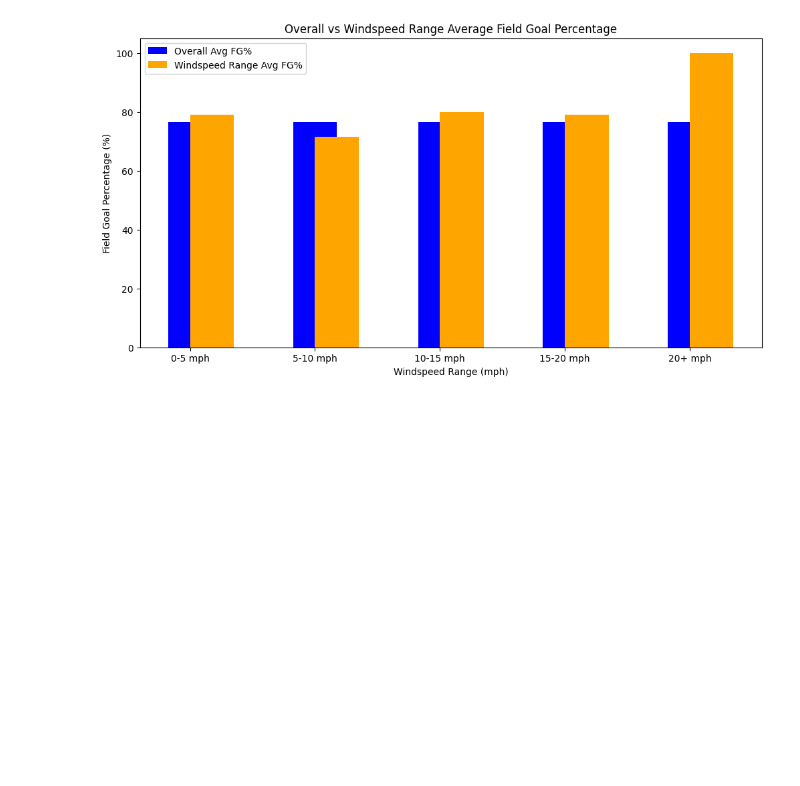
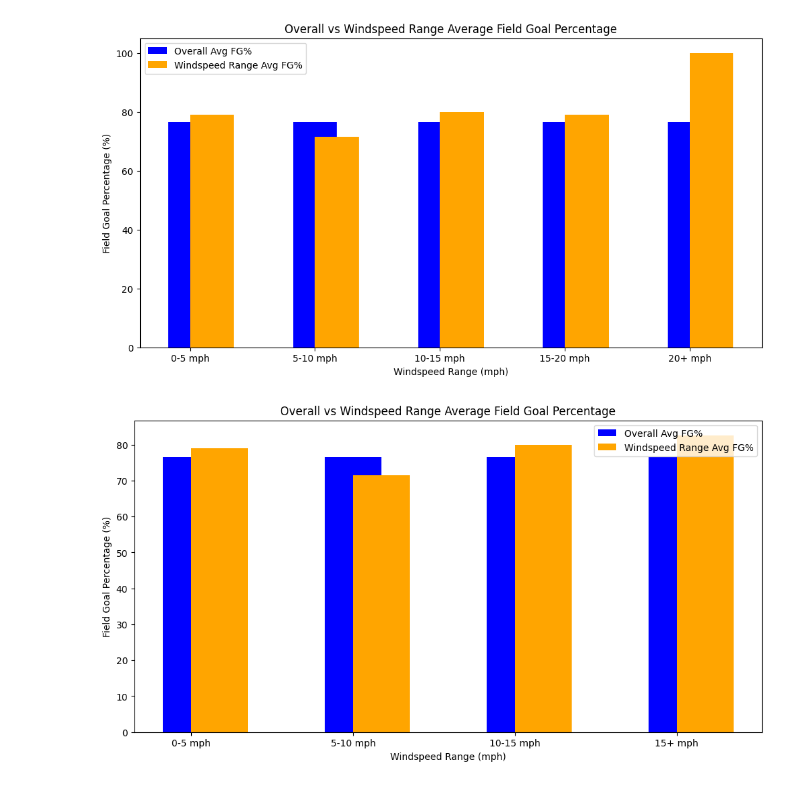
Before and after one commit to bgwarren1/BSA-BIG10, a Jupyter notebook: notebooks/Kicking_Analysis/Wind_Speed/oregon_kicking_wind.ipynb, the cells around one changed output. Saved outputs shown, nothing was run; the diff lists cells and outputs as text; code cells hidden in the pictures; blank space fills up the shorter version.

```diff
--- a/notebooks/Kicking_Analysis/Wind_Speed/oregon_kicking_wind.ipynb
+++ b/notebooks/Kicking_Analysis/Wind_Speed/oregon_kicking_wind.ipynb
@@ -17,8 +20,6 @@ conn = psycopg2.connect(
 
 cursor = conn.cursor()
 # %%
-import pandas as pd
-
 # Query to get the data
 query = """
 SELECT date, location, opponent,
@@ -29,8 +30,7 @@ FROM Oregon_Kicking_Stats;
 oregon_kicking = pd.read_sql(query, conn)
 
 # FG data provided as a list of strings
-fg_data = [
-    "1-1", "3-3", "2-2", "0-0", "0-1", "1-2", "1-2", "0-0", "0-1", "1-2",
+fg_data = ["1-1", "3-3", "2-2", "0-0", "0-1", "1-2", "1-2", "0-0", "0-1", "1-2",
     "0-0", "1-2", "1-1", "1-1", "1-1", "0-0", "2-2", "3-3", "1-1", "0-0",
     "1-1", "0-0", "0-0", "2-3", "2-2", "2-2", "0-1", "1-1", "0-0", "2-2",
     "2-2", "1-1", "1-1", "0-0", "1-1", "1-1", "1-1", "0-2", "1-1", "1-2",
@@ -44,8 +44,7 @@ fg_data = [
     "2-2", "1-2", "2-2", "0-0", "1-1", "0-0", "1-2", "1-1", "0-0", "1-2",
     "1-1", "1-1", "3-3", "1-1", "2-2", "3-4", "1-1", "2-2", "1-1", "1-1",
     "1-2", "0-0", "0-0", "1-1", "0-0", "0-1", "0-0", "1-1", "1-1", "1-2",
-    "3-4"
-]
+    "3-4"]
 
 # Ensure the length of fg_data matches the length of ucla_kicking DataFrame
 if len(fg_data) == len(oregon_kicking):
@@ -176,3 +175,44 @@ plt.legend()
 plt.show()
 # %% [output]
 [figure]
+# %%
+# Define the wind speed ranges
+wind_speed_bins = [0, 5, 10, 15, float('inf')]
+wind_speed_labels = ['0-5 mph', '5-10 mph', '10-15 mph', '15+ mph']
+
+# Create a new column in the dataframe for wind speed ranges
+oregon_kicking['Wind_Speed_Range'] = pd.cut(oregon_kicking['windspeed_mph'], bins=wind_speed_bins, labels=wind_speed_labels, right=False)
+
+# Calculate total FG makes and attempts for each wind speed range
+wind_speed_fg_totals = oregon_kicking.groupby('Wind_Speed_Range').agg({'fg_makes': 'sum', 'fg_attempts': 'sum'})
+
+# Calculate FG percentage for each wind speed range
+wind_speed_fg_totals['Wind_Range_Avg_FG%'] = (wind_speed_fg_totals['fg_makes'] / wind_speed_fg_totals['fg_attempts']) * 100
+
+# Calculate the overall FG percentage across all wind speed ranges
+overall_fg_makes = oregon_kicking['fg_makes'].sum()
+overall_fg_attempts = oregon_kicking['fg_attempts'].sum()
+overall_avg_fg = (overall_fg_makes / overall_fg_attempts) * 100
+
+# Prepare data for plotting
+avg_data = pd.DataFrame({
+    'Wind_Range': wind_speed_fg_totals.index,
+    'Overall_Avg_FG%': [overall_avg_fg] * len(wind_speed_fg_totals),
+    'Wind_Range_Avg_FG%': wind_speed_fg_totals['Wind_Range_Avg_FG%'].values
+})
+
+# Plotting
+plt.figure(figsize=(12, 6))
+bar_width = 0.35
+
+plt.bar(avg_data['Wind_Range'], avg_data['Overall_Avg_FG%'], width=bar_width, label='Overall Avg FG%', color='blue', align='center')
+plt.bar(avg_data['Wind_Range'], avg_data['Wind_Range_Avg_FG%'], width=bar_width, label='Windspeed Range Avg FG%', color='orange', align='edge')
+
+plt.xlabel('Windspeed Range (mph)')
+plt.ylabel('Field Goal Percentage (%)')
+plt.title('Overall vs Windspeed Range Average Field Goal Percentage')
+plt.legend()
+
+plt.show()
+# %% [output]
+[figure, added]
```
Also changed, not shown: parts of 1 cell of this notebook, 4 other files.
